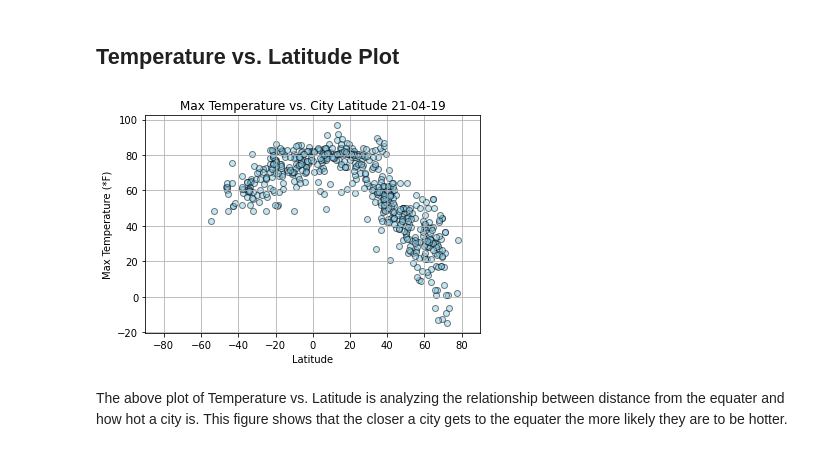
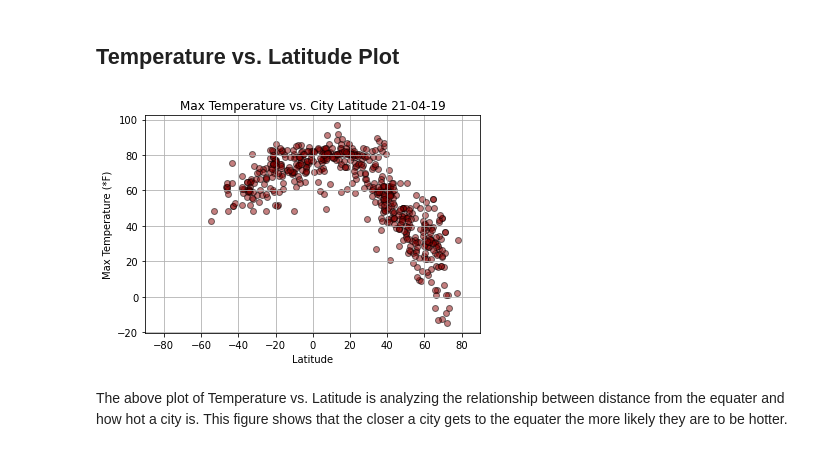
Before and after one commit to madisonfisher/python-api-challenge, a Jupyter notebook: WeatherPy.ipynb, the cells around one changed output. Drawn from its saved outputs; the diff is of its cells as text; code cells hidden in the pictures.

Commit message:
cleaned up file, changed graph colors, added discussion

```diff
--- a/WeatherPy.ipynb
+++ b/WeatherPy.ipynb
@@ -164,16 +164,16 @@ thedate = datetime.datetime.utcfromtimestamp(clean_city_data["Date"][0]).strftim
 # %% [markdown]
 ## Temperature vs. Latitude Plot
 # %%
-plt.scatter(clean_city_data["Lat"], clean_city_data["Max Temp"], marker="o", facecolors="skyblue", edgecolors="black", alpha =.5)
+plt.scatter(clean_city_data["Lat"], clean_city_data["Max Temp"], marker="o", facecolors="darkred", edgecolors="black", alpha =.5)
 plt.xlim(-90,90)
 plt.title(f"Max Temperature vs. City Latitude {thedate}")
 plt.xlabel("Latitude")
 plt.ylabel("Max Temperature (*F)")
 plt.grid()
 plt.savefig("weather_data/temp_latitude.png")
 plt.show()
 # %% [output]
-[figure, old version]
+[figure, new version]
 # %% [markdown]
 The above plot of Temperature vs. Latitude is analyzing the relationship between distance from the equater and how hot a city is. This figure shows that the closer a city gets to the equater the more likely they are to be hotter.
 # %% [markdown]
```
Also changed, not shown: parts of 14 cells of this notebook, 11 other files.
